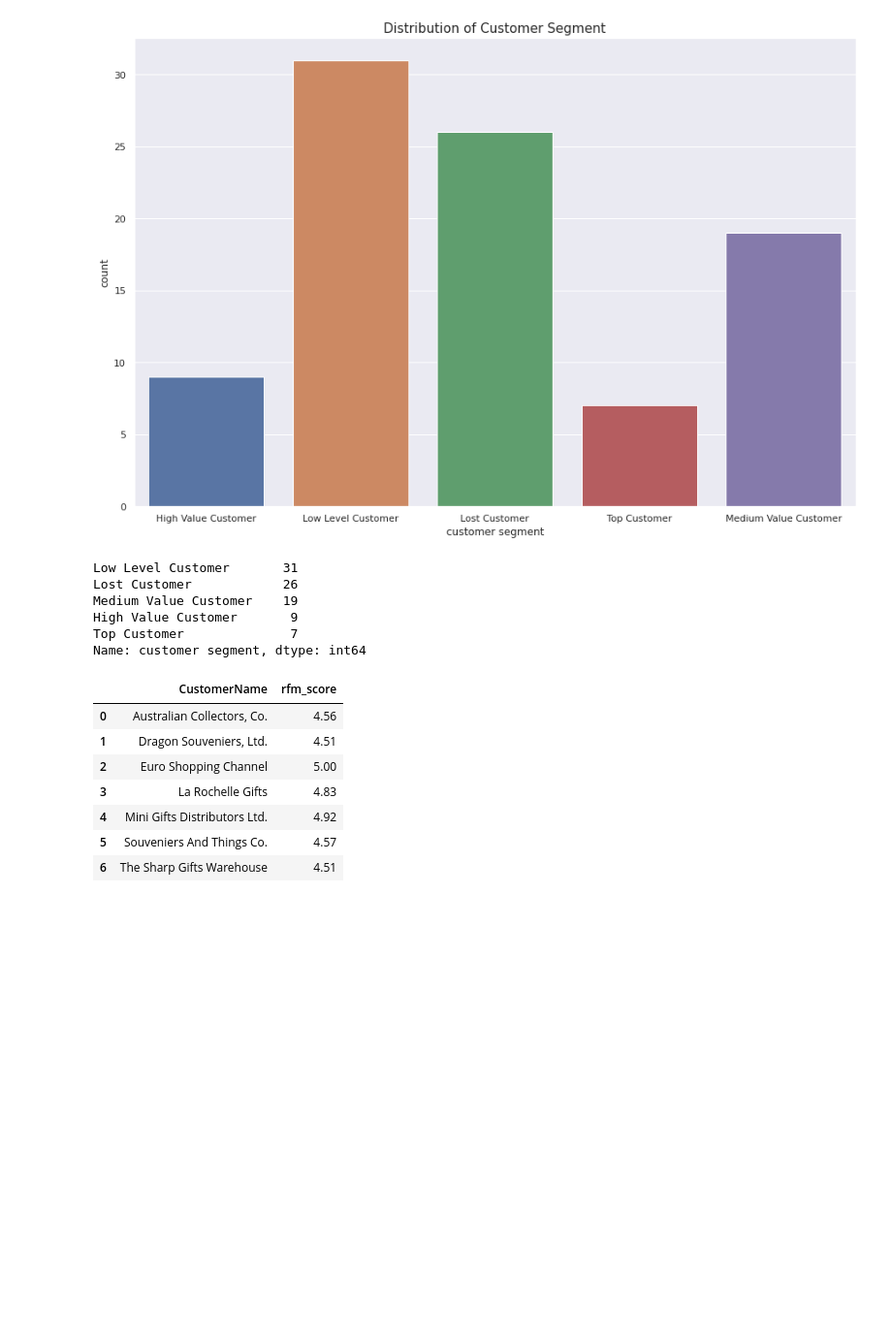
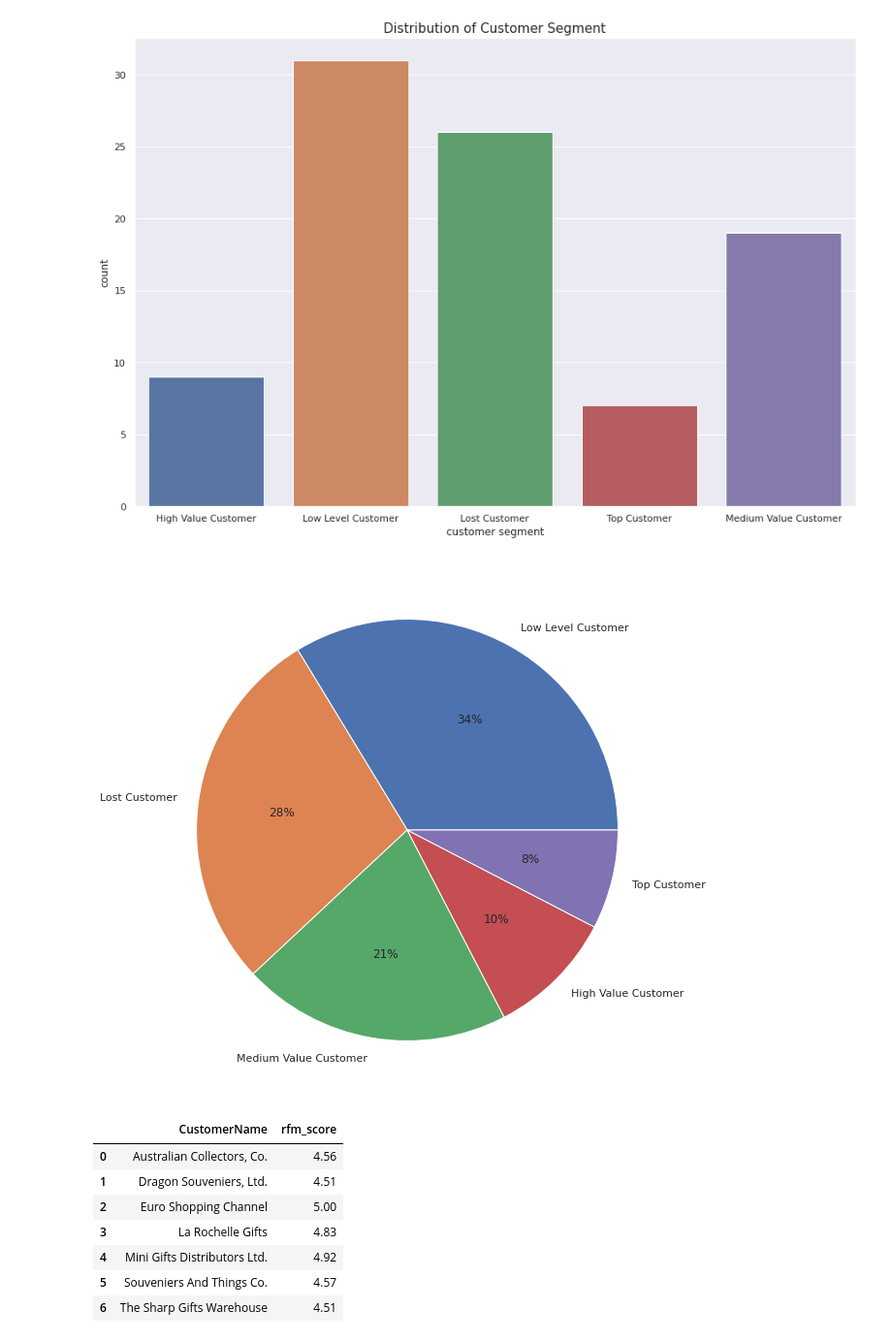
Before and after one commit to NUELBUNDI/Principles_Data_Science, a Jupyter notebook: PDS_PROJECT.ipynb, the cells around one changed output. Shown at 97% size. Drawn from its saved outputs; the diff is of its cells as text; code cells hidden in the pictures; blank space fills up the shorter version.

```diff
--- a/PDS_PROJECT.ipynb
+++ b/PDS_PROJECT.ipynb
@@ -743,15 +741,15 @@ plt.title('Distribution of Customer Segment',fontsize=15)
 plt.show()
 # %% [output]
 [figure]
-# %%
-rfm_df['customer segment'].value_counts()
-# %% [output]
-Low Level Customer       31
-Lost Customer            26
-Medium Value Customer    19
-High Value Customer       9
-Top Customer              7
-Name: customer segment, dtype: int64
+# %%
+plt.figure(figsize=(14,10))
+plt.pie(rfm_df['customer segment'].value_counts(),
+        labels=rfm_df['customer segment'].value_counts().index,
+        autopct='%.0f%%')
+
+plt.show()
+# %% [output]
+[figure, added]
 # %%
 # Table of the Top Customer
 
```
Also changed, not shown: parts of 10 cells of this notebook.
